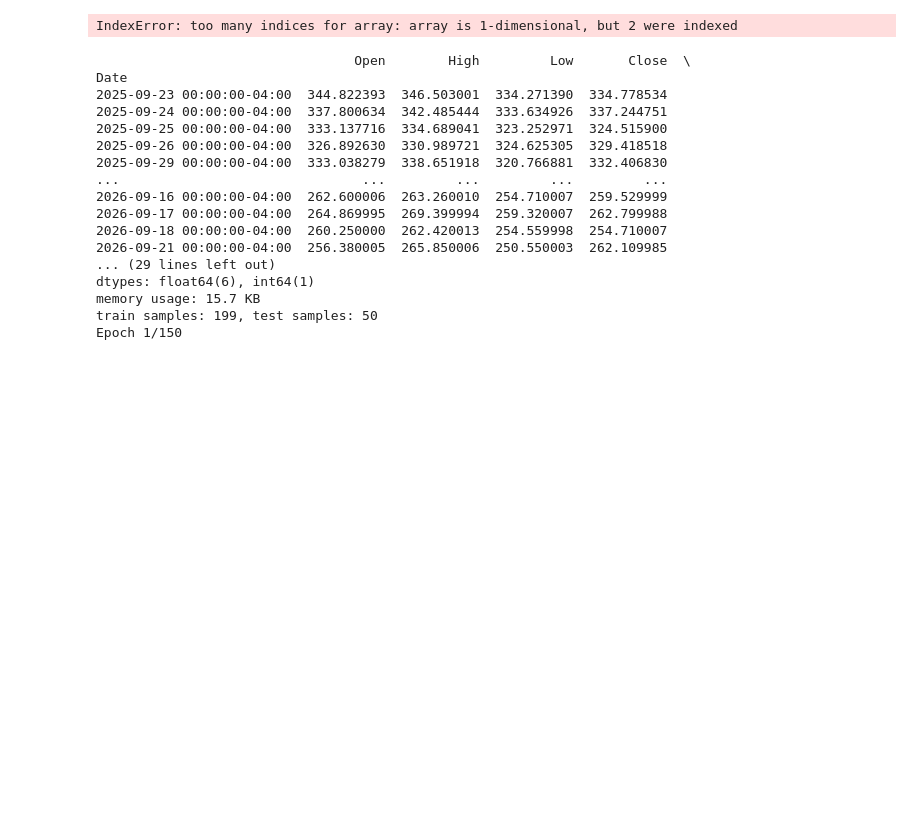
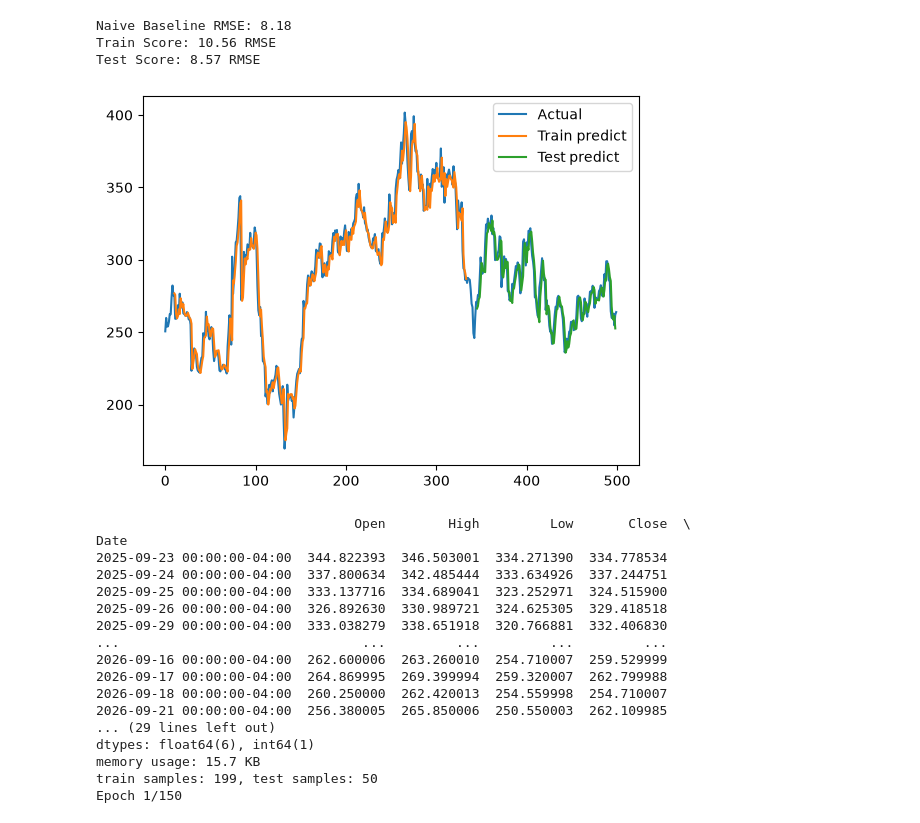
Before and after one commit to Conner-Blignaut/Stock-Bot, a Jupyter notebook: Main.ipynb, the cells around one changed output. Cells and saved outputs as stored; diff of their text form; code cells hidden in the pictures; blank space fills up the shorter version.

```diff
--- a/Main.ipynb
+++ b/Main.ipynb
@@ -140,15 +142,24 @@ Test Score: 8.68 RMSE
 # %%
 naive_pred = testY[:-1, 0]
 naive_actual = testY[1:, 0]
 naive_score = np.sqrt(mean_squared_error(naive_actual, naive_pred))
 print('Naive Baseline RMSE: %.2f' % (naive_score))
 
 trainScore = np.sqrt(mean_squared_error(trainY[:, 0], trainPredict[:, 0]))
 print('Train Score: %.2f RMSE' % (trainScore))
 testScore = np.sqrt(mean_squared_error(testY[:, 0], testPredict[:, 0]))
 print('Test Score: %.2f RMSE' % (testScore))
+
+plt.plot(actual_prices, label="Actual")
+plt.plot(trainPredictPlot, label="Train predict")
+plt.plot(testPredictPlot, label="Test predict")
+plt.legend()
+plt.show()
 # %% [output]
-IndexError: too many indices for array: array is 1-dimensional, but 2 were indexed
+Naive Baseline RMSE: 8.18
+Train Score: 10.56 RMSE
+Test Score: 8.57 RMSE
+[figure, added]
 # %%
 import sys, os
 if "venv" not in sys.executable:
```
Also changed, not shown: parts of 1 cell of this notebook, 8 other files.
